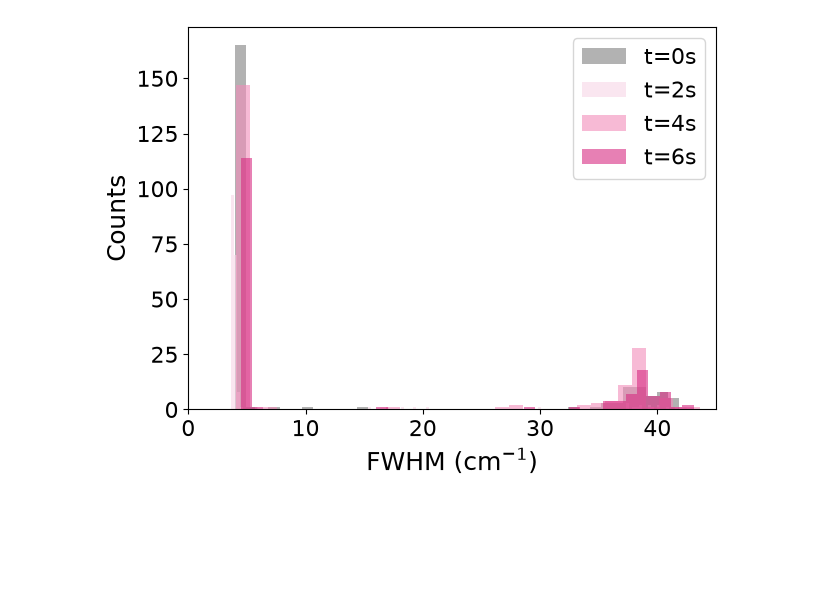
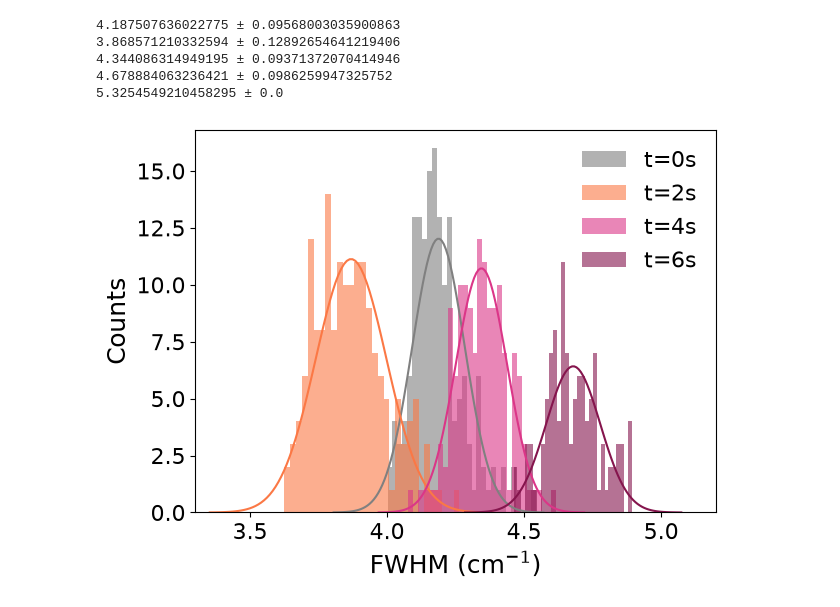
Before and after one commit to weronika-coder/praca_inzynierska, a Jupyter notebook: analiza/próbka1/analiza.ipynb, the cells around one changed output. Cells and saved outputs as stored; diff of their text form; code cells hidden in the pictures; blank space fills up the shorter version.

```diff
--- a/analiza/próbka1/analiza.ipynb
+++ b/analiza/próbka1/analiza.ipynb
@@ -6,7 +6,7 @@ ustaw_styl_wykresow()
 #komentarz
 
 #kolory
-colors = ["#808080","#F8D6E7","#F38CBA", "#D61877","#731343"]
+colors = ["#808080","#FB7845", "#DB3688","#85154D","#260109"]
 # %%
 #import wszystkich mapek (i pojedynczych widm dla t=8s) dla próbki 1
 
@@ -106,0 +238,5 @@ centers_Raman_LA_8s, fwhms_Raman_LA_8s, intensities_Raman_LA_8s =fitLorentz((rs_
+# %%
+def gauss(mu,sigma):
+    x=np.linspace(mu-4*sigma,mu+4*sigma,100)
+    y=(1/(sigma*np.sqrt(2*np.pi)))*np.exp(-0.5*((x-mu)/sigma)**2)
+    return x,y
@@ -348,14 +587,69 @@ plt.savefig(sciezka/'histogram_intensywnosci_Raman_EA.png')
+# %%
+#średnie fwhm pików E i A na podstawie rozkładu normalnego
+mu_fwhms_Raman_EA_0s, sigma_fwhms_Raman_EA_0s = norm.fit(fwhms_Raman_EA_0s)
+print(f"{mu_fwhms_Raman_EA_0s} ± {sigma_fwhms_Raman_EA_0s}")
+x_fwhms_Raman_EA_0s,y_fwhms_Raman_EA_0s=gauss(mu_fwhms_Raman_EA_0s,sigma_fwhms_Raman_EA_0s)
+
+mu_fwhms_Raman_EA_2s, sigma_fwhms_Raman_EA_2s = norm.fit(fwhms_Raman_EA_2s)
+print(f"{mu_fwhms_Raman_EA_2s} ± {sigma_fwhms_Raman_EA_2s}")
+x_fwhms_Raman_EA_2s,y_fwhms_Raman_EA_2s=gauss(mu_fwhms_Raman_EA_2s,sigma_fwhms_Raman_EA_2s)
+
+mu_fwhms_Raman_EA_4s, sigma_fwhms_Raman_EA_4s = norm.fit(fwhms_Raman_EA_4s)
+print(f"{mu_fwhms_Raman_EA_4s} ± {sigma_fwhms_Raman_EA_4s}")
+x_fwhms_Raman_EA_4s,y_fwhms_Raman_EA_4s=gauss(mu_fwhms_Raman_EA_4s,sigma_fwhms_Raman_EA_4s)
+
+mu_fwhms_Raman_EA_6s, sigma_fwhms_Raman_EA_6s = norm.fit(fwhms_Raman_EA_6s)
+print(f"{mu_fwhms_Raman_EA_6s} ± {sigma_fwhms_Raman_EA_6s}")
+x_fwhms_Raman_EA_6s,y_fwhms_Raman_EA_6s=gauss(mu_fwhms_Raman_EA_6s,sigma_fwhms_Raman_EA_6s)
+
+mu_fwhms_Raman_EA_8s, sigma_fwhms_Raman_EA_8s = norm.fit(fwhms_Raman_EA_8s)
+print(f"{mu_fwhms_Raman_EA_8s} ± {sigma_fwhms_Raman_EA_8s}")
+
+mu_fwhms_EA=[mu_fwhms_Raman_EA_0s,mu_fwhms_Raman_EA_2s,mu_fwhms_Raman_EA_4s,mu_fwhms_Raman_EA_6s,mu_fwhms_Raman_EA_8s]
+u_fwhms_EA=[sigma_fwhms_Raman_EA_0s,sigma_fwhms_Raman_EA_2s,sigma_fwhms_Raman_EA_4s,sigma_fwhms_Raman_EA_6s,sigma_fwhms_Raman_EA_8s]
+# %% [output]
+4.187507636022775 ± 0.09568003035900863
+3.868571210332594 ± 0.12892654641219406
+4.344086314949195 ± 0.09371372070414946
+4.678884063236421 ± 0.0986259947325752
+5.3254549210458295 ± 0.0
 # %%
 #histogramy fwhm piku Raman E i A
+szerokosc_binu_fwhms_Raman_EA_0s = (np.max(fwhms_Raman_EA_0s)-np.min(fwhms_Raman_EA_0s))/30
+liczba_probek_fwhms_Raman_EA_0s = len(fwhms_Raman_EA_0s)
+y_fwhms_Raman_EA_0s_ = y_fwhms_Raman_EA_0s*liczba_probek_fwhms_Raman_EA_0s*szerokosc_binu_fwhms_Raman_EA_0s
 
-plt.hist(fwhms_Raman_EA_0s, bins=40, label="t=0s", alpha=0.6, color=colors[0])
-plt.hist(fwhms_Raman_EA_2s, bins=150, label="t=2s", alpha=0.6,color=colors[1])
-plt.hist(fwhms_Raman_EA_4s, bins=40, label="t=4s", alpha=0.6,color=colors[2])
-plt.hist(fwhms_Raman_EA_6s, bins=40, label="t=6s", alpha=0.6,color=colors[3])
+szerokosc_binu_fwhms_Raman_EA_2s = (np.max(fwhms_Raman_EA_2s)-np.min(fwhms_Raman_EA_2s))/30
+liczba_probek_fwhms_Raman_EA_2s = len(fwhms_Raman_EA_2s)
+y_fwhms_Raman_EA_2s_ = y_fwhms_Raman_EA_2s*liczba_probek_fwhms_Raman_EA_2s*szerokosc_binu_fwhms_Raman_EA_2s
+
+szerokosc_binu_fwhms_Raman_EA_4s = (np.max(fwhms_Raman_EA_4s)-np.min(fwhms_Raman_EA_4s))/30
+liczba_probek_fwhms_Raman_EA_4s = len(fwhms_Raman_EA_4s)
+y_fwhms_Raman_EA_4s_ = y_fwhms_Raman_EA_4s*liczba_probek_fwhms_Raman_EA_4s*szerokosc_binu_fwhms_Raman_EA_4s
+
+szerokosc_binu_fwhms_Raman_EA_6s = (np.max(fwhms_Raman_EA_6s)-np.min(fwhms_Raman_EA_6s))/30
+liczba_probek_fwhms_Raman_EA_6s = len(fwhms_Raman_EA_6s)
+y_fwhms_Raman_EA_6s_ = y_fwhms_Raman_EA_6s*liczba_probek_fwhms_Raman_EA_6s*szerokosc_binu_fwhms_Raman_EA_6s
+
+
+
+
+plt.hist(fwhms_Raman_EA_0s, bins=30, label="t=0s", alpha=0.6, color=colors[0])
+plt.plot(x_fwhms_Raman_EA_0s,y_fwhms_Raman_EA_0s_,color=colors[0])
+
+plt.hist(fwhms_Raman_EA_2s, bins=30, label="t=2s", alpha=0.6,color=colors[1])
+plt.plot(x_fwhms_Raman_EA_2s,y_fwhms_Raman_EA_2s_,color=colors[1])
+
+plt.hist(fwhms_Raman_EA_4s, bins=30, label="t=4s", alpha=0.6,color=colors[2])
+plt.plot(x_fwhms_Raman_EA_4s,y_fwhms_Raman_EA_4s_,color=colors[2])
+
+plt.hist(fwhms_Raman_EA_6s, bins=30, label="t=6s", alpha=0.6,color=colors[3])
+plt.plot(x_fwhms_Raman_EA_6s,y_fwhms_Raman_EA_6s_,color=colors[3])
+
 plt.xlabel(r"FWHM (cm$^{-1}$)")
 plt.ylabel("Counts")
 plt.legend()
-plt.xlim(0,45)
+plt.xlim(3.3,5.2)
 plt.savefig(sciezka/'histogram_fwhm_Raman_EA.png')
 # %% [output]
-[figure, old version]
+[figure, new version]
```
Also changed, not shown: parts of 39 cells of this notebook, 39 other files.
